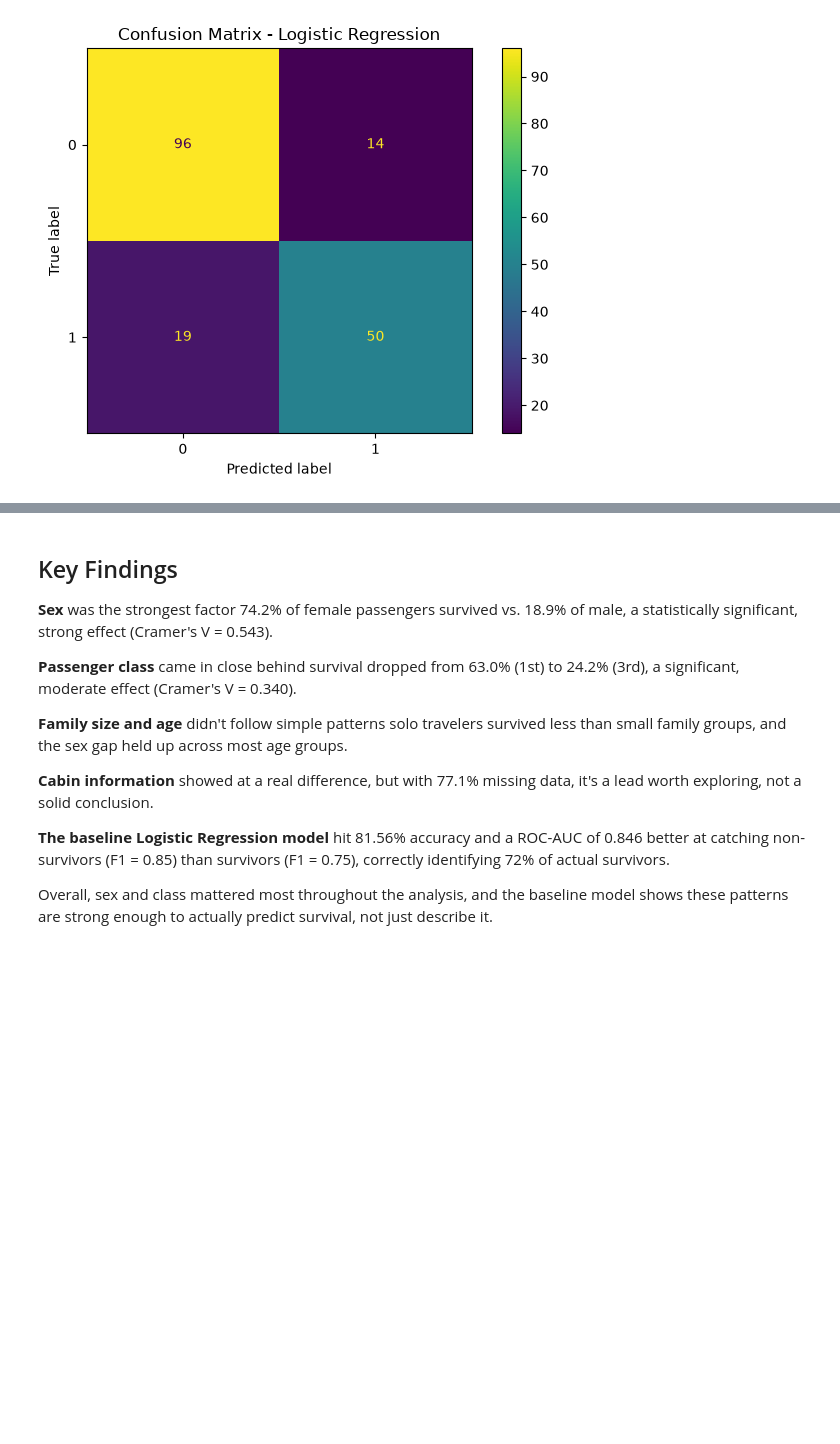
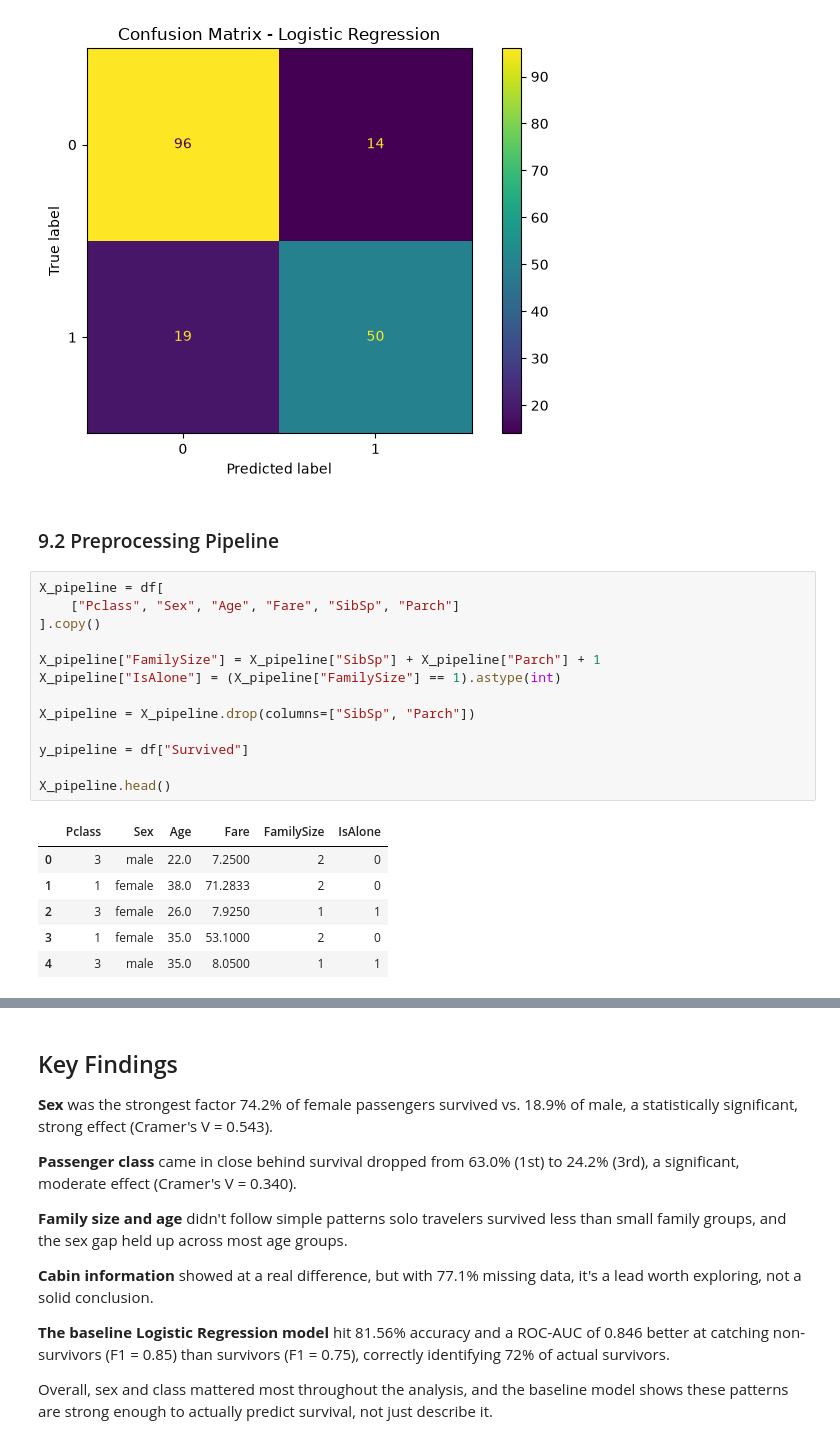
Before and after one commit to sehreen-jeelani/titanic-survival-analysis, a Jupyter notebook: notebooks/titanic_analysis.ipynb, the cells around one changed output, grey strips where cells are left out. Saved outputs shown, nothing was run; the diff lists cells and outputs as text; blank space fills up the shorter version.

Commit message:
build preprocessing pipeline

```diff
--- a/notebooks/titanic_analysis.ipynb
+++ b/notebooks/titanic_analysis.ipynb
@@ -1665,3 +1677,25 @@ fig.savefig(
 plt.show()
 # %% [output]
 [figure]
+# %% [markdown]
+### 9.2 Preprocessing Pipeline
+# %%
+X_pipeline = df[
+    ["Pclass", "Sex", "Age", "Fare", "SibSp", "Parch"]
+].copy()
+
+X_pipeline["FamilySize"] = X_pipeline["SibSp"] + X_pipeline["Parch"] + 1
+X_pipeline["IsAlone"] = (X_pipeline["FamilySize"] == 1).astype(int)
+
+X_pipeline = X_pipeline.drop(columns=["SibSp", "Parch"])
+
+y_pipeline = df["Survived"]
+
+X_pipeline.head()
+# %% [output]
+|  | Pclass | Sex | Age | Fare | FamilySize | IsAlone |
+| 0 | 3 | male | 22.0 | 7.2500 | 2 | 0 |
+| 1 | 1 | female | 38.0 | 71.2833 | 2 | 0 |
+| 2 | 3 | female | 26.0 | 7.9250 | 1 | 1 |
+| 3 | 1 | female | 35.0 | 53.1000 | 2 | 0 |
+| 4 | 3 | male | 35.0 | 8.0500 | 1 | 1 |
```
Also changed, not shown: parts of 8 cells of this notebook.
